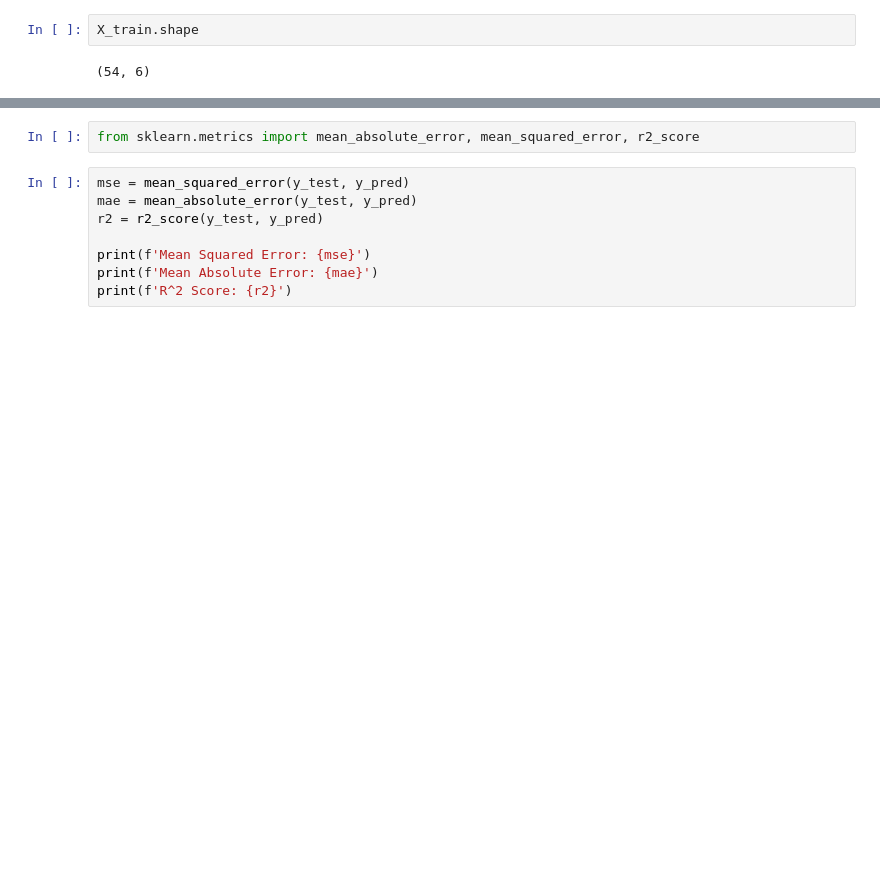
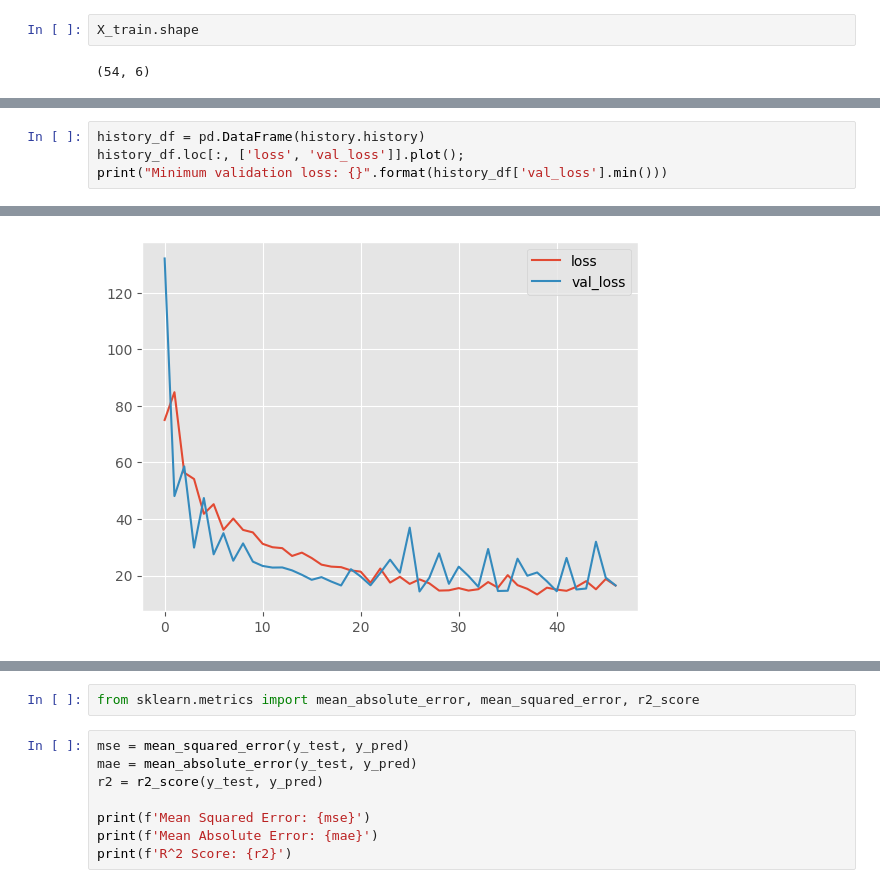
Before and after one commit to kenyyode/80-Cereals, a Jupyter notebook: explorationmodel.ipynb, the cells around one changed output, grey strips where cells are left out. Cells and saved outputs as stored; diff of their text form; blank space fills up the shorter version.

```diff
--- a/explorationmodel.ipynb
+++ b/explorationmodel.ipynb
@@ -109,0 +100,5 @@ history_df['loss'].plot()
+# %%
+history_df = pd.DataFrame(history.history)
+history_df.loc[:, ['loss', 'val_loss']].plot();
+print("Minimum validation loss: {}".format(history_df['val_loss'].min()))
+# %% [output]
@@ -110,3 +106,4 @@ history_df['loss'].plot()
+[figure, added]
 # %%
 y_pred = model.predict(X_test)
 # %% [output]
```
Also changed, not shown: parts of 6 cells of this notebook.
